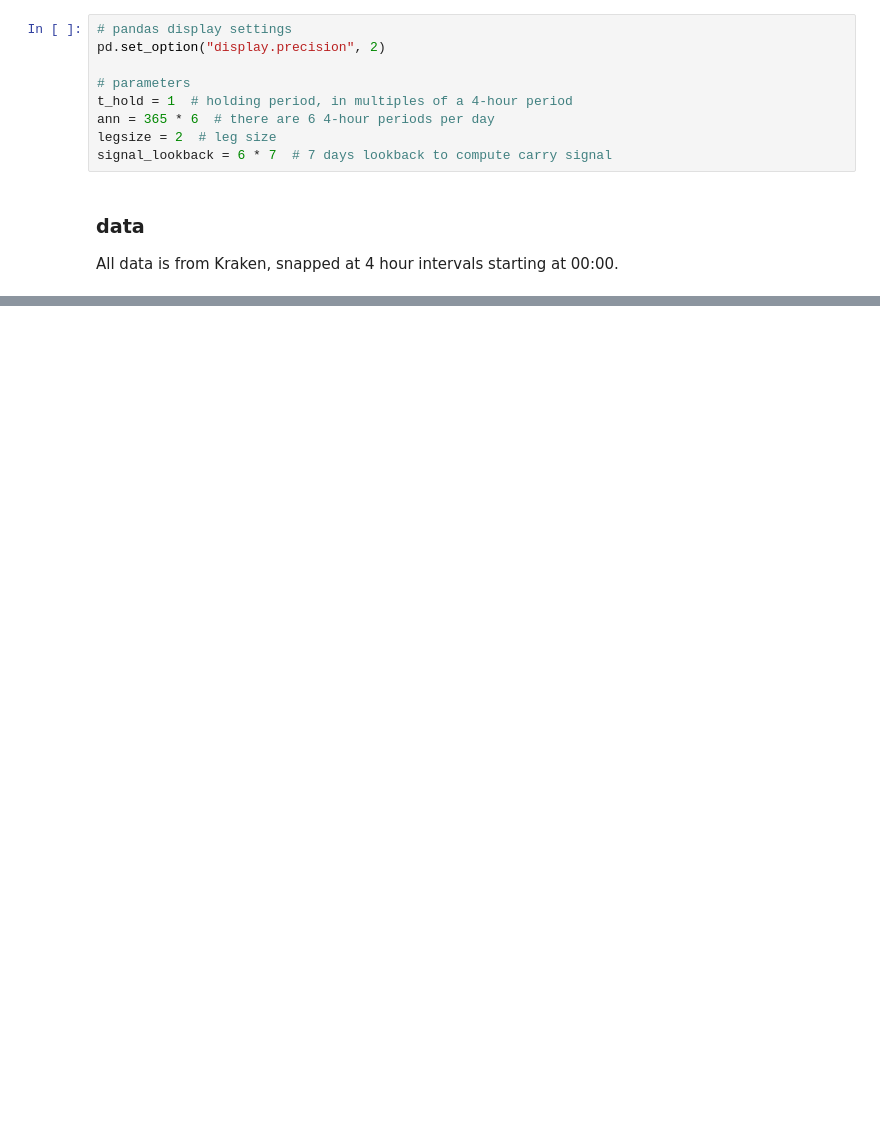
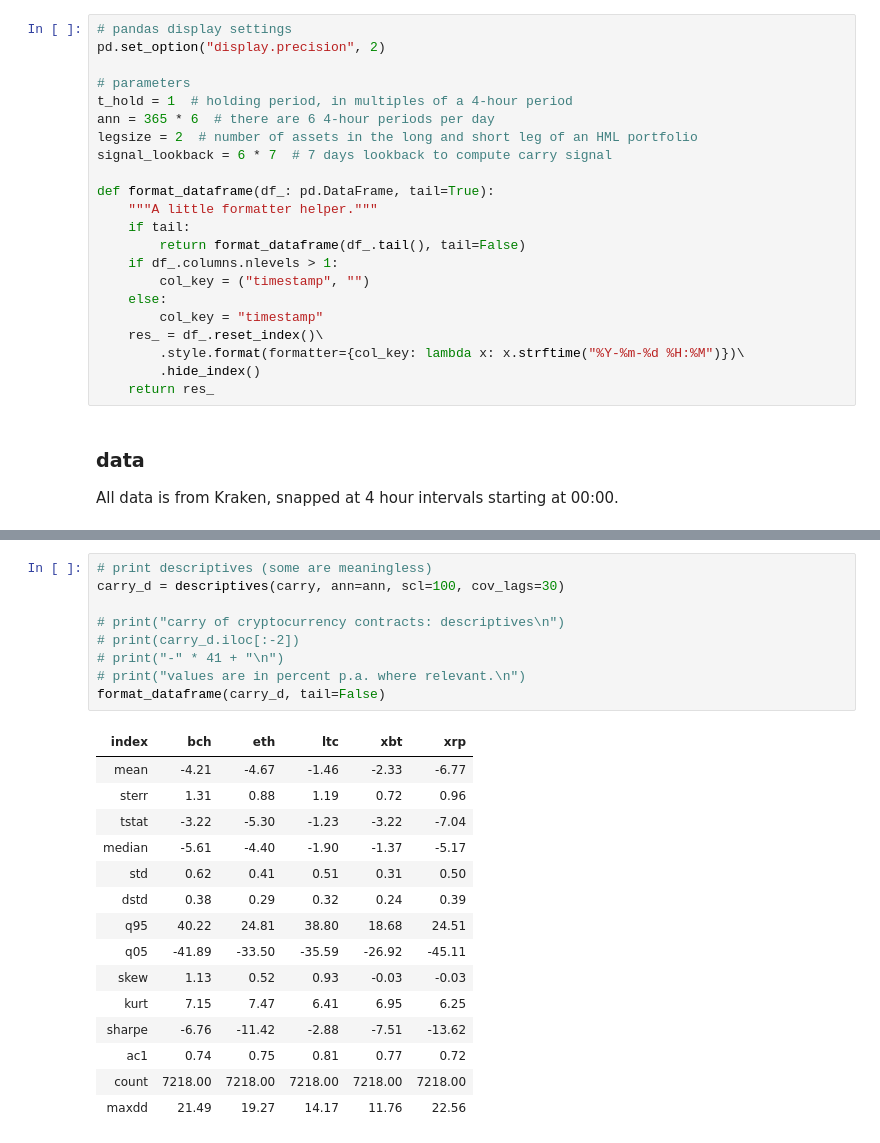
Before and after one commit to ipozdeev/crypto-fx-strategies, a Jupyter notebook: walkthrough.ipynb, the cells around one changed output, grey strips where cells are left out. Drawn from its saved outputs; the diff is of its cells as text; blank space fills up the shorter version.

```diff
--- a/walkthrough.ipynb
+++ b/walkthrough.ipynb
@@ -126,8 +142,21 @@ pd.set_option("display.precision", 2)
 # parameters
 t_hold = 1  # holding period, in multiples of a 4-hour period
 ann = 365 * 6  # there are 6 4-hour periods per day
-legsize = 2  # leg size
+legsize = 2  # number of assets in the long and short leg of an HML portfolio
 signal_lookback = 6 * 7  # 7 days lookback to compute carry signal
+
+def format_dataframe(df_: pd.DataFrame, tail=True):
+    """A little formatter helper."""
+    if tail:
+        return format_dataframe(df_.tail(), tail=False)
+    if df_.columns.nlevels > 1:
+        col_key = ("timestamp", "")
+    else:
+        col_key = "timestamp"
+    res_ = df_.reset_index()\
+        .style.format(formatter={col_key: lambda x: x.strftime("%Y-%m-%d %H:%M")})\
+        .hide_index()
+    return res_
 # %% [markdown]
 ### data
 All data is from Kraken, snapped at 4 hour intervals starting at 00:00.
@@ -266,0 +311,25 @@ timestamp
+# %%
+# print descriptives (some are meaningless)
+carry_d = descriptives(carry, ann=ann, scl=100, cov_lags=30)
+
+# print("carry of cryptocurrency contracts: descriptives\n")
+# print(carry_d.iloc[:-2])
+# print("-" * 41 + "\n")
+# print("values are in percent p.a. where relevant.\n")
+format_dataframe(carry_d, tail=False)
+# %% [output]
+| index | bch | eth | ltc | xbt | xrp |
+| mean | -4.21 | -4.67 | -1.46 | -2.33 | -6.77 |
+| sterr | 1.31 | 0.88 | 1.19 | 0.72 | 0.96 |
+| tstat | -3.22 | -5.30 | -1.23 | -3.22 | -7.04 |
+| median | -5.61 | -4.40 | -1.90 | -1.37 | -5.17 |
+| std | 0.62 | 0.41 | 0.51 | 0.31 | 0.50 |
+| dstd | 0.38 | 0.29 | 0.32 | 0.24 | 0.39 |
+| q95 | 40.22 | 24.81 | 38.80 | 18.68 | 24.51 |
+| q05 | -41.89 | -33.50 | -35.59 | -26.92 | -45.11 |
+| skew | 1.13 | 0.52 | 0.93 | -0.03 | -0.03 |
+| kurt | 7.15 | 7.47 | 6.41 | 6.95 | 6.25 |
+| sharpe | -6.76 | -11.42 | -2.88 | -7.51 | -13.62 |
+| ac1 | 0.74 | 0.75 | 0.81 | 0.77 | 0.72 |
+| count | 7218.00 | 7218.00 | 7218.00 | 7218.00 | 7218.00 |
+| maxdd | 21.49 | 19.27 | 14.17 | 11.76 | 22.56 |
```
Also changed, not shown: parts of 44 cells of this notebook, 1 other file.
